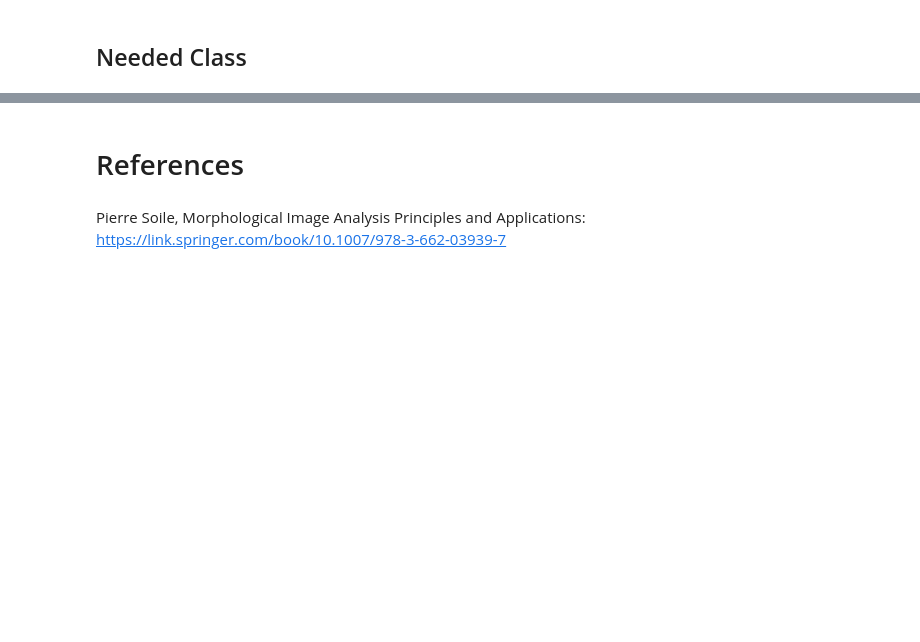
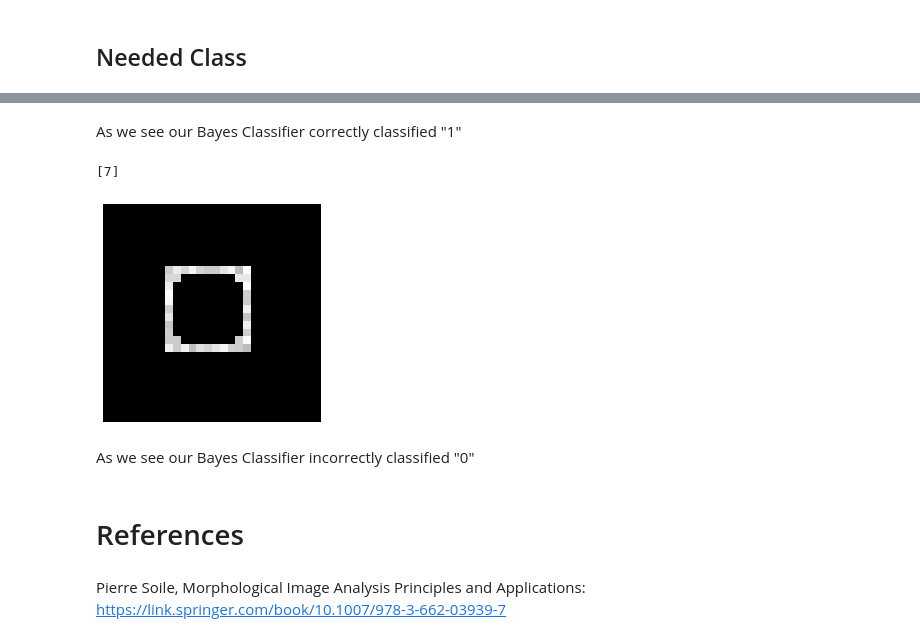
Before and after one commit to PatrickDabkowski/Classifier_Model, a Jupyter notebook: Image Classifier Visualization and Documentation.ipynb, the cells around one changed output, grey strips where cells are left out. Drawn from its saved outputs; the diff is of its cells as text; code cells hidden in the pictures; blank space fills up the shorter version.

```diff
--- a/Image Classifier Visualization and Documentation.ipynb
+++ b/Image Classifier Visualization and Documentation.ipynb
@@ -184,3 +188,15 @@ IndexError: index 236 is out of bounds for axis 1 with size 158
+# %% [markdown]
+As we see our Bayes Classifier correctly classified "1"
+# %%
+plt.imshow(img_not_one, cmap='gray')
+plt.axis('off')
+y_pred = Bayesian.predict(img_not_one.reshape(784).reshape(1, -1))
+print(y_pred)
+# %% [output]
+[7]
+[figure, added]
+# %% [markdown]
+As we see our Bayes Classifier incorrectly classified "0"
 # %% [markdown]
 # References
 # %% [markdown]
```
Also changed, not shown: parts of 32 cells of this notebook, 2 other files.
